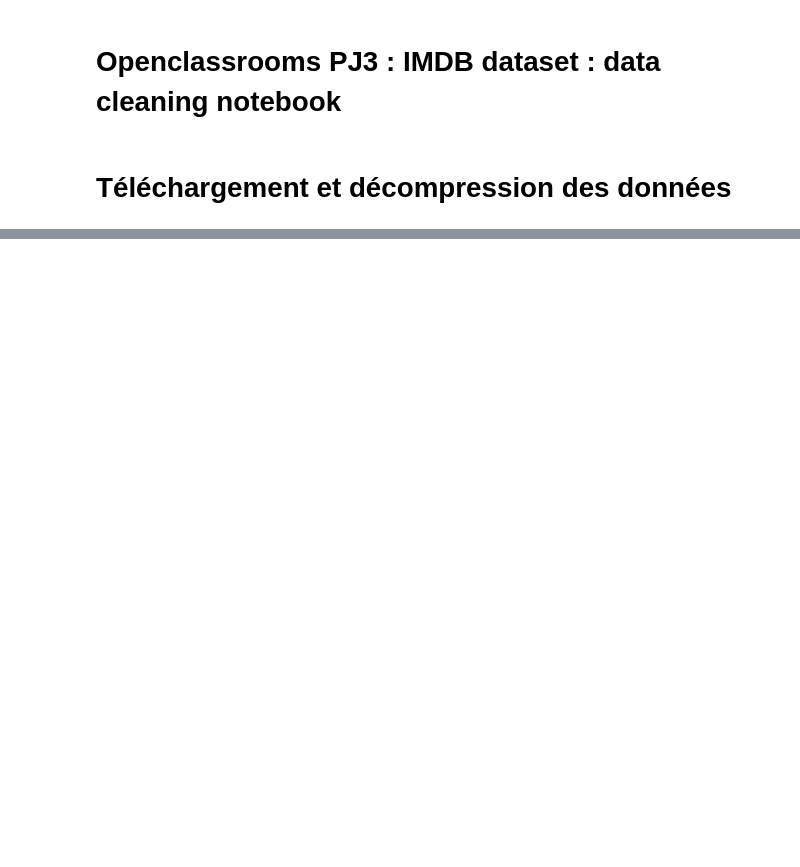
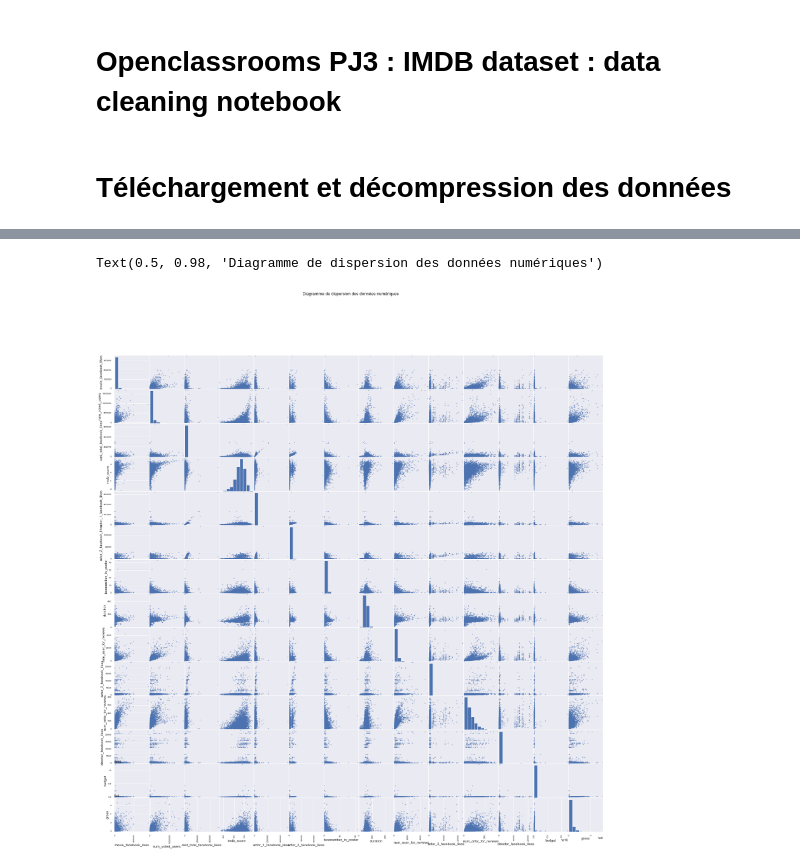
Before and after one commit to Severac/openclassrooms, a Jupyter notebook: PJ3/PJ3_dataclean.ipynb, the cells around one changed output, grey strips where cells are left out. Cells and saved outputs as stored; diff of their text form; code cells hidden in the pictures; blank space fills up the shorter version.

```diff
--- a/PJ3/PJ3_dataclean.ipynb
+++ b/PJ3/PJ3_dataclean.ipynb
@@ -52,0 +223,8 @@ if (DOWNLOAD_DATA == True):
+# %%
+numerical_features = ['movie_facebook_likes', 'num_voted_users', 'cast_total_facebook_likes', 'imdb_score' , 'actor_1_facebook_likes', 'actor_2_facebook_likes', 'facenumber_in_poster', 'duration', 'num_user_for_reviews', 'actor_3_facebook_likes', 'num_critic_for_reviews', 'director_facebook_likes', 'budget', 'gross','title_year']
+categorical_features = ['color', 'content_rating']
+
+categorical_features_totransform = ['genres', 'movie_title', 'country', 'actor_1_name', 'actor_2_name', 'actor_3_name', 'director_name', 'plot_keywords']
+categorical_features_tosplit = ['genres', 'plot_keywords'] #Sous ensemble des features to transform, qu'il va falloir splitter avant de 1hot encoder
+#categorical features to transform : genres, movie_title, country, actor_1_name, language, actor_2_name, actor_3_name, director_name, plot_keywords
+#features to remove : aspect_ratio, movie_imdb_link
@@ -52,0 +258,6 @@ if (DOWNLOAD_DATA == True):
+# %%
+scatter_matrix(df[numerical_features], figsize=(30,30))
+plt.suptitle('Diagramme de dispersion des données numériques')
+# %% [output]
+Text(0.5, 0.98, 'Diagramme de dispersion des données numériques')
+[figure, added]
```
Also changed, not shown: parts of 42 cells of this notebook, 8 other files.
